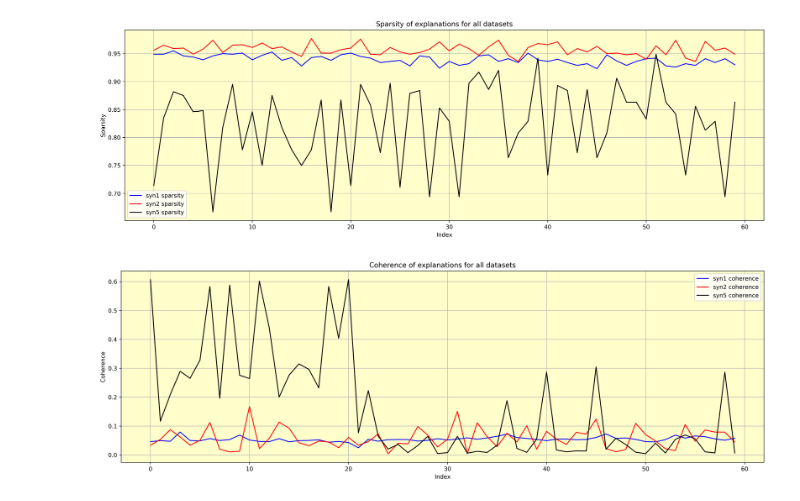
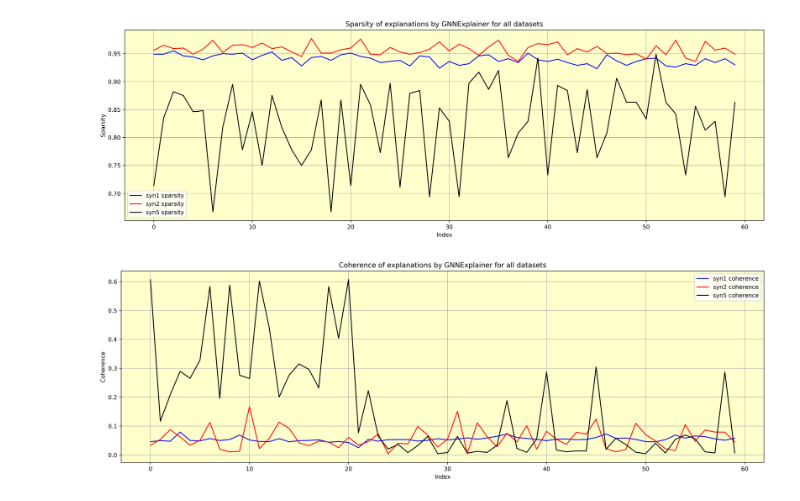
Before and after one commit to ASudu/GNNExplainer_graph_properties, a Jupyter notebook: graph_theoretic_properties/combine.ipynb, the cells around one changed output. Saved outputs shown, nothing was run; the diff lists cells and outputs as text; code cells hidden in the pictures.

Commit message:
updated plot titles

```diff
--- a/graph_theoretic_properties/combine.ipynb
+++ b/graph_theoretic_properties/combine.ipynb
@@ -13,36 +13,36 @@ x2 = list(range(len(df2)))
 x5 = list(range(len(df5)))
 
 sparse1 = list(df1['Sparsity'])
 sparse2 = list(df2['Sparsity'])
 sparse5 = list(df5['Sparsity'])
 
 # mean_sparse = list(np.ones(len(df))*df['Sparsity'].mean())
 plt.figure(figsize=(20,6), dpi = 500)
 plt.gca().grid(True)
 plt.gca().set_facecolor((1, 1, 0.8))
 plt.plot(x1, sparse1, label='syn1 sparsity',color='blue')
 plt.plot(x2, sparse2, label='syn2 sparsity',color='red')
 plt.plot(x5, sparse5, label='syn5 sparsity',color='k')
 # plt.plot(x,def_sparse, label = 'Max edge density for sparse graphs')
 # plt.plot(x,mean_sparse, label = 'Average sparsity', color='k')
 
 # sp_mean = df['Sparsity'].mean()
 # sp_std = df['Sparsity'].std()
 # y1 = sp_mean - sp_std
 # y_1 = y1 - sp_std
 # y2 = sp_mean + sp_std
 # y_2 = y2 + sp_std
 # plt.axhspan(y_1, y_2, color='red', alpha=0.3)
 # plt.axhspan(y1, y2, color='green', alpha=0.3)
 
-plt.title('Sparsity of explanations for all datasets', fontsize=12)
+plt.title('Sparsity of explanations by GNNExplainer for all datasets', fontsize=12)
 plt.legend(prop={'size':10})
 plt.ylabel("Sparsity")
 plt.xlabel("Index")
-plt.savefig(fname= "D:\D_Drive\Github\Thesis\GNNExplainer_graph_properties\graph_theoretic_properties\sparsity_all")
+plt.savefig(fname= "D:\D_Drive\Github\Thesis\GNNExplainer_graph_properties\graph_theoretic_properties\GNN_sparsity_datasets")
 plt.show()
 # %% [output]
-[figure, old version]
+[figure, new version]
 # %%
 # Plot Coherence
 x1 = list(range(len(df1)))
@@ -72,11 +72,11 @@ plt.plot(x5, coh5, label='syn5 coherence',color='k')
 # plt.axhspan(y_1, y_2, color='red', alpha=0.3)
 # plt.axhspan(y1, y2, color='green', alpha=0.3)
 
-plt.title('Coherence of explanations for all datasets', fontsize=12)
+plt.title('Coherence of explanations by GNNExplainer for all datasets', fontsize=12)
 plt.legend(prop={'size':10})
 plt.ylabel("Coherence")
 plt.xlabel("Index")
-plt.savefig(fname= "D:\D_Drive\Github\Thesis\GNNExplainer_graph_properties\graph_theoretic_properties\coherence_all")
+plt.savefig(fname= "D:\D_Drive\Github\Thesis\GNNExplainer_graph_properties\graph_theoretic_properties\GNN_coherence_datasets")
 plt.show()
 # %% [output]
-[figure, old version]
+[figure, new version]
```
Also changed, not shown: 4 other files.
